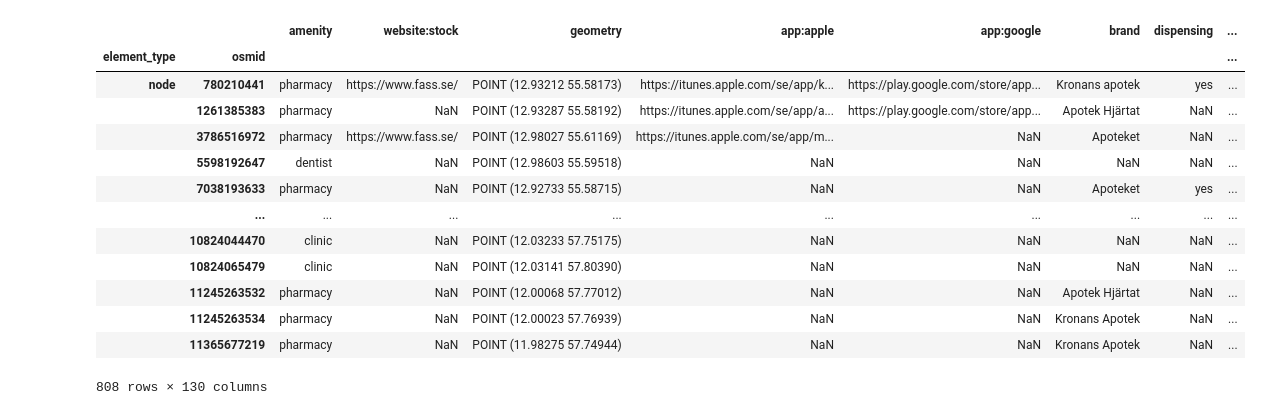
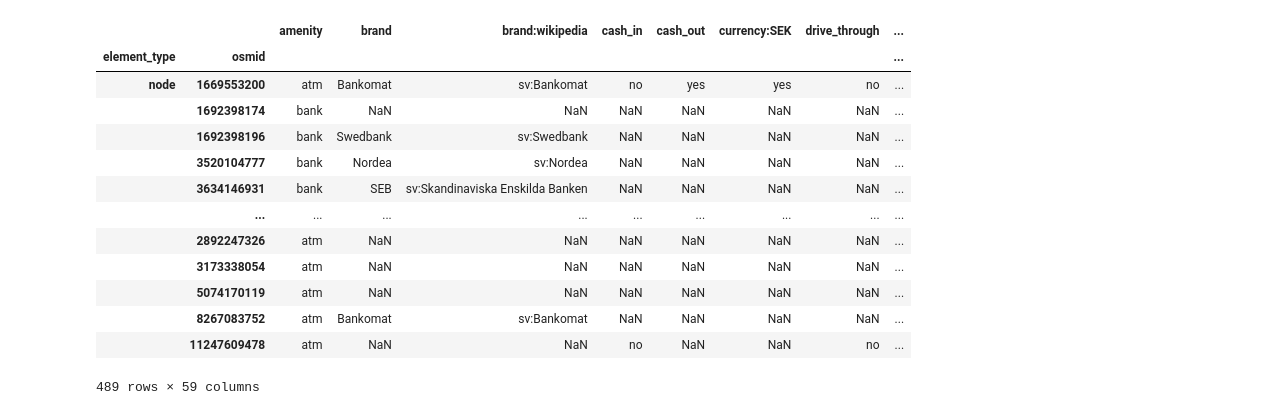
Before and after one commit to gkankia/urbanyxliu, a Jupyter notebook: python scripts/OSM data download.ipynb, the cells around one changed output. Drawn from its saved outputs; the diff is of its cells as text; code cells hidden in the pictures.

```diff
--- a/python scripts/OSM data download.ipynb
+++ b/python scripts/OSM data download.ipynb
@@ -13,24 +13,24 @@ place = ["Linkoping, Sweden",
          "Lund, Sweden"
         ]
 # %%
-tags = {"amenity": ["atm", "bank", "dentist", "pharmacy", "veterinary"]}
+tags = {"amenity": ["atm", "bank", "payment_terminal"]}
 gdf = ox.features_from_place(place, tags)
 gdf
 # %% [output]
-|  |  | amenity | website:stock | geometry | app:apple | app:google | brand | dispensing | ... |
+|  |  | amenity | brand | brand:wikipedia | cash_in | cash_out | currency:SEK | drive_through | ... |
 | element_type | osmid |  |  |  |  |  |  |  | ... |
-| node | 780210441 | pharmacy | https://www.fass.se/ | POINT (12.93212 55.58173) | https://itunes.apple.com/se/app/k... | https://play.google.com/store/app... | Kronans apotek | yes | ... |
-|  | 1261385383 | pharmacy | NaN | POINT (12.93287 55.58192) | https://itunes.apple.com/se/app/a... | https://play.google.com/store/app... | Apotek Hjärtat | NaN | ... |
-|  | 3786516972 | pharmacy | https://www.fass.se/ | POINT (12.98027 55.61169) | https://itunes.apple.com/se/app/m... | NaN | Apoteket | NaN | ... |
-|  | 5598192647 | dentist | NaN | POINT (12.98603 55.59518) | NaN | NaN | NaN | NaN | ... |
-|  | 7038193633 | pharmacy | NaN | POINT (12.92733 55.58715) | NaN | NaN | Apoteket | yes | ... |
+| node | 1669553200 | atm | Bankomat | sv:Bankomat | no | yes | yes | no | ... |
+|  | 1692398174 | bank | NaN | NaN | NaN | NaN | NaN | NaN | ... |
+|  | 1692398196 | bank | Swedbank | sv:Swedbank | NaN | NaN | NaN | NaN | ... |
+|  | 3520104777 | bank | Nordea | sv:Nordea | NaN | NaN | NaN | NaN | ... |
+|  | 3634146931 | bank | SEB | sv:Skandinaviska Enskilda Banken | NaN | NaN | NaN | NaN | ... |
 |  | ... | ... | ... | ... | ... | ... | ... | ... | ... |
-|  | 10824044470 | clinic | NaN | POINT (12.03233 57.75175) | NaN | NaN | NaN | NaN | ... |
-|  | 10824065479 | clinic | NaN | POINT (12.03141 57.80390) | NaN | NaN | NaN | NaN | ... |
-|  | 11245263532 | pharmacy | NaN | POINT (12.00068 57.77012) | NaN | NaN | Apotek Hjärtat | NaN | ... |
-|  | 11245263534 | pharmacy | NaN | POINT (12.00023 57.76939) | NaN | NaN | Kronans Apotek | NaN | ... |
-|  | 11365677219 | pharmacy | NaN | POINT (11.98275 57.74944) | NaN | NaN | Kronans Apotek | NaN | ... |
+|  | 2892247326 | atm | NaN | NaN | NaN | NaN | NaN | NaN | ... |
+|  | 3173338054 | atm | NaN | NaN | NaN | NaN | NaN | NaN | ... |
+|  | 5074170119 | atm | NaN | NaN | NaN | NaN | NaN | NaN | ... |
+|  | 8267083752 | atm | Bankomat | sv:Bankomat | NaN | NaN | NaN | NaN | ... |
+|  | 11247609478 | atm | NaN | NaN | no | NaN | NaN | no | ... |
-808 rows × 130 columns
+489 rows × 59 columns
 # %%
 gdf.reset_index([0, 1])
 new_gdf = gdf.reset_index(['element_type','osmid'])
```
Also changed, not shown: parts of 3 cells of this notebook.
